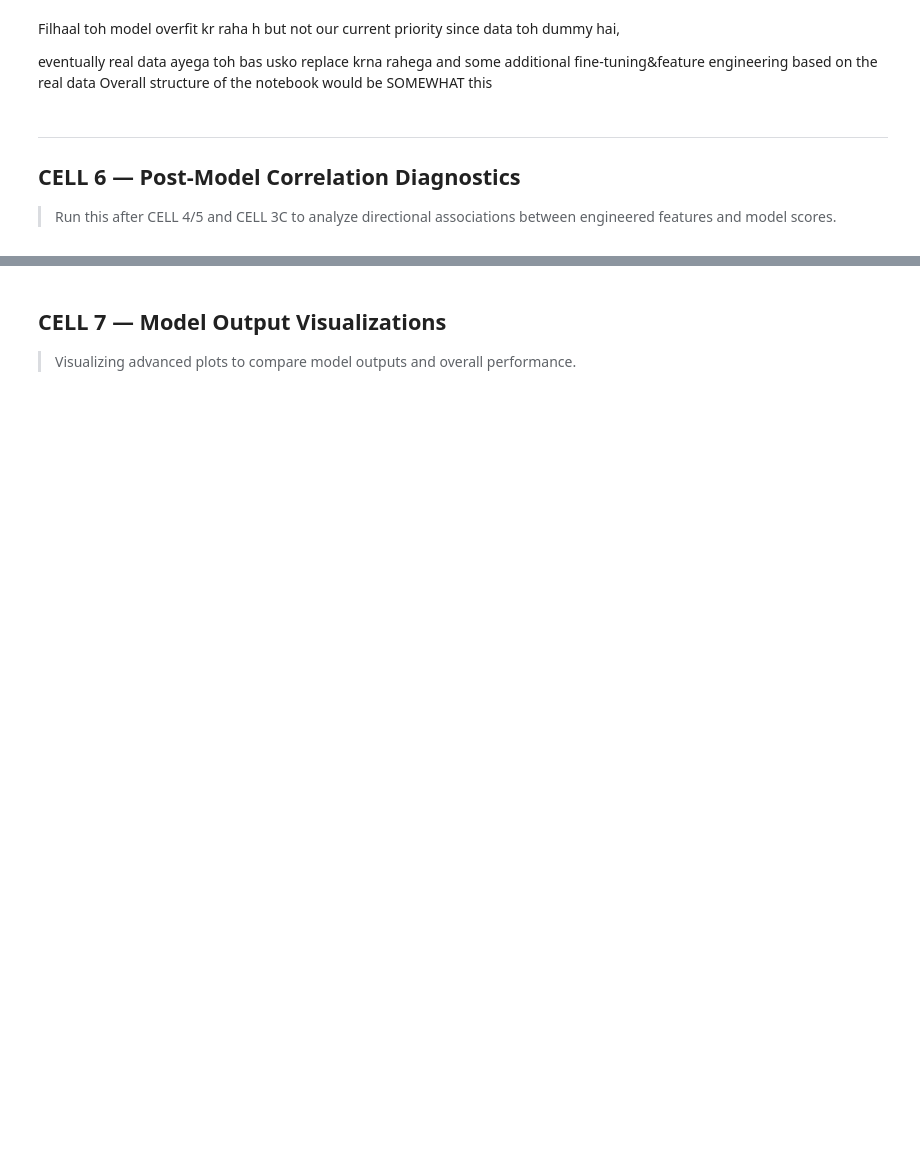
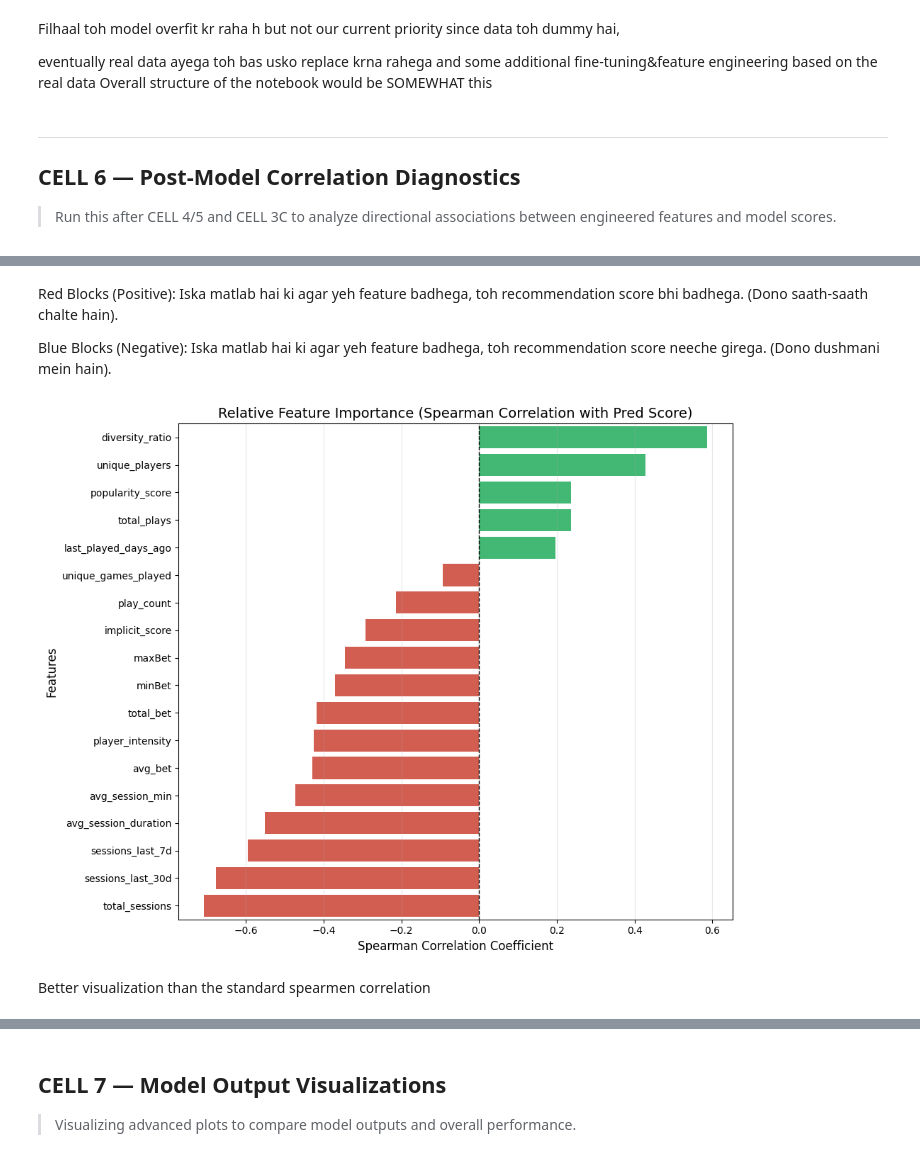
Before and after one commit to AyushDubeyaquagaming/Hybrid-RecSys, a Jupyter notebook: lightfm/recsys.ipynb, the cells around one changed output, grey strips where cells are left out. Cells and saved outputs as stored; diff of their text form; code cells hidden in the pictures; blank space fills up the shorter version.

Commit message:
feat: updated plots and viz

```diff
--- a/lightfm/recsys.ipynb
+++ b/lightfm/recsys.ipynb
@@ -1493,4 +1578,35 @@ print('Note: Correlation here is directional association, not causal effect.')
 Note: Correlation here is directional association, not causal effect.
+# %% [markdown]
+Red Blocks (Positive): Iska matlab hai ki agar yeh feature badhega, toh recommendation score bhi badhega. (Dono saath-saath chalte hain).
+
+Blue Blocks (Negative): Iska matlab hai ki agar yeh feature badhega, toh recommendation score neeche girega. (Dono dushmani mein hain).
+# %%
+# Feature Importance Visual
+
+#Positive ke liye 'Green', Negative ke liye 'Red'
+colors = ['#2ecc71' if x >= 0 else '#e74c3c' for x in summary['spearman_with_pred_score']]
+
+plt.figure(figsize=(10, 8))
+sns.barplot(
+    x='spearman_with_pred_score',
+    y='feature',
+    data=summary,
+    palette=colors
+)
+
+
+plt.axvline(0, color='black', lw=1, ls='--')  # Zero line for clear separation
+plt.title('Relative Feature Importance (Spearman Correlation with Pred Score)', fontsize=14)
+plt.xlabel('Spearman Correlation Coefficient', fontsize=12)
+plt.ylabel('Features', fontsize=12)
+plt.grid(axis='x', alpha=0.3)
+
+plt.tight_layout()
+plt.show()
+# %% [output]
+[figure, added]
+# %% [markdown]
+Better visualization than the standard spearmen correlation
 # %%
 #Item popularity vs model preference score (diagnose popularity bias)
 
```
Also changed, not shown: parts of 34 cells of this notebook.
